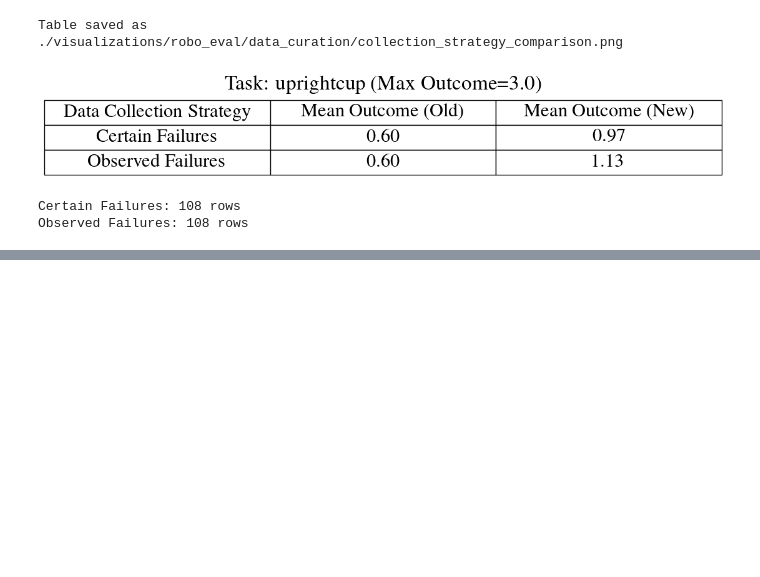
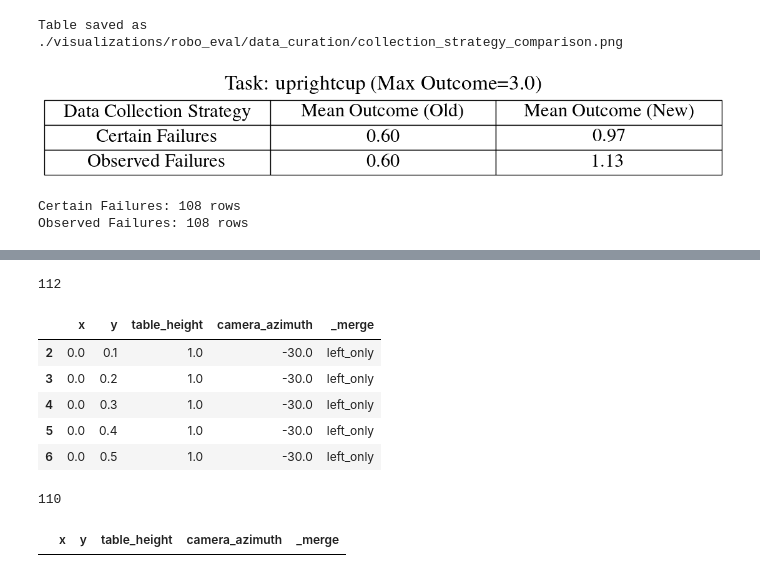
Before and after one commit to iamandrewliao/active-testing, a Jupyter notebook: analysis.ipynb, the cells around one changed output, grey strips where cells are left out. Cells and saved outputs as stored; diff of their text form; code cells hidden in the pictures; blank space fills up the shorter version.

```diff
--- a/model_analysis.ipynb
+++ b/analysis.ipynb
@@ -1439,0 +1762,60 @@ Observed Failures: 108 rows
+# %%
+# Get training data points
+training_points_dir = './points/training_data/putgreeninpot_lid_on'
+training_points = []
+for csv in os.listdir(training_points_dir):
+    if csv.endswith('.csv'):
+        training_points_subset = pd.read_csv(os.path.join(training_points_dir, csv))
+        training_points.append(training_points_subset)
+
+training_points = pd.concat(training_points, ignore_index=True)
+training_points.drop(columns=['traj_id'], inplace=True)
+training_points.columns = keys
+training_points['camera_azimuth'] = training_points['camera_azimuth'].replace({'back': 90.0, 'right': -30.0})
+# %%
+len(training_points.drop_duplicates())
+# 160-112=48 repeats
+# %% [output]
+112
+# %%
+# Find the points in the original factor space that aren't in the training data.
+OG_factorspace[keys] = OG_factorspace[keys].round(1)
+training_points[keys] = training_points[keys].round(1)
+merged_OG_training = pd.merge(
+    OG_factorspace,
+    training_points,
+    on=keys,
+    how='left',
+    indicator=True
+)
+
+OOD_OG_training = merged_OG_training[merged_OG_training['_merge'] == 'left_only']
+OOD_OG_training.head()
+# %% [output]
+|  | x | y | table_height | camera_azimuth | _merge |
+| 2 | 0.0 | 0.1 | 1.0 | -30.0 | left_only |
+| 3 | 0.0 | 0.2 | 1.0 | -30.0 | left_only |
+| 4 | 0.0 | 0.3 | 1.0 | -30.0 | left_only |
+| 5 | 0.0 | 0.4 | 1.0 | -30.0 | left_only |
+| 6 | 0.0 | 0.5 | 1.0 | -30.0 | left_only |
+# %%
+len(OOD_OG_training)
+# this should be 222-112=110
+# %% [output]
+110
+# %%
+# DEBUG
+# Use outer to see unmatched points from BOTH sides
+debug_merge = pd.merge(
+    OG_factorspace,
+    training_points,
+    on=keys,
+    how='outer',
+    indicator=True
+)
+
+# Look at the training points that didn't match the factor space
+rogue_training_points = debug_merge[debug_merge['_merge'] == 'right_only']
+display(rogue_training_points)
+# %% [output]
+|  | x | y | table_height | camera_azimuth | _merge |
```
Also changed, not shown: parts of 37 cells of this notebook, 21 other files.
